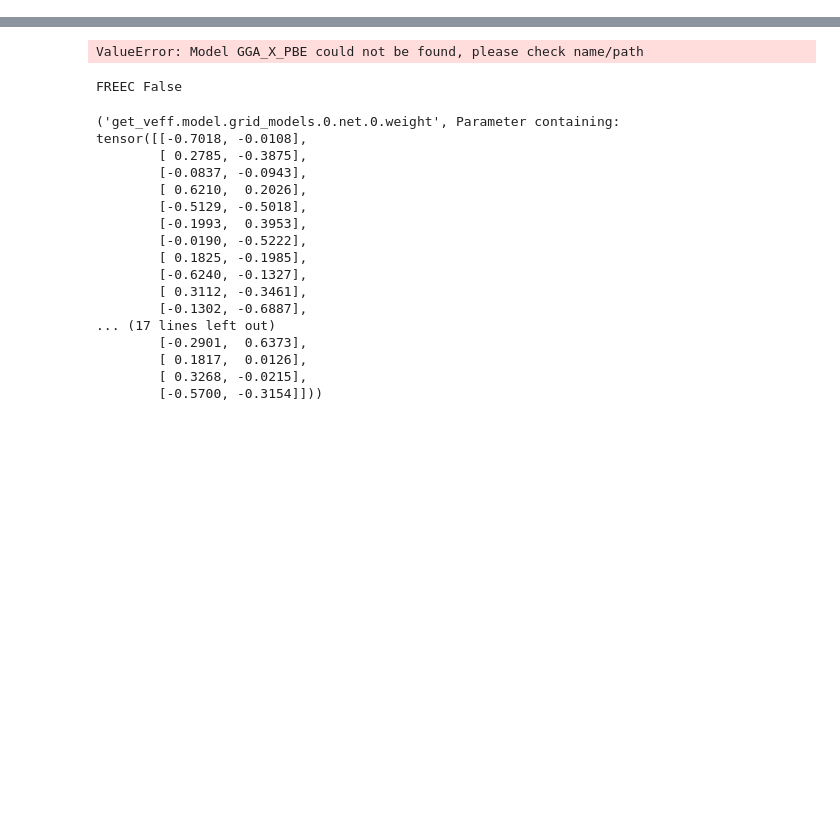
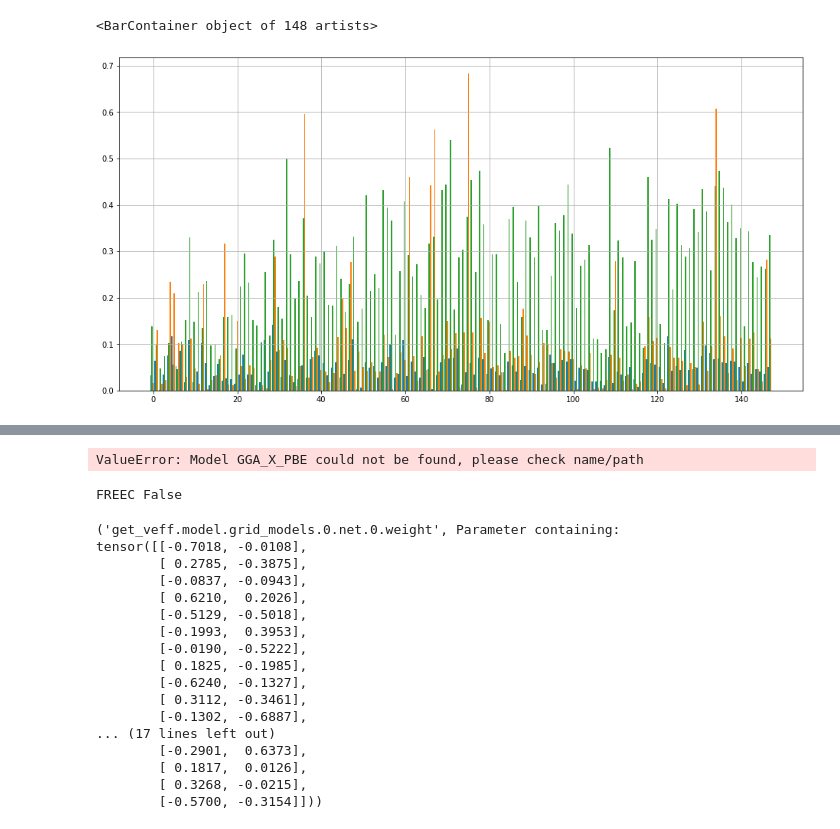
Before and after one commit to alecpwills/dpyscfl, a Jupyter notebook: notebooks/tutorial.ipynb, the cells around one changed output, grey strips where cells are left out. Saved outputs shown, nothing was run; the diff lists cells and outputs as text; code cells hidden in the pictures; blank space fills up the shorter version.

```diff
--- a/notebooks/tutorial.ipynb
+++ b/notebooks/tutorial.ipynb
@@ -44,0 +193,24 @@ print(lst[0:len(lst)])
+# %%
+f = plt.figure(figsize=(16,8))
+ax = f.add_subplot(111)
+ax.grid()
+def gen_xs_bar(*args, **kwargs):
+    midsep = kwargs.get('midsep', 1)
+    width = kwargs.get('width', midsep/(len(args)+2))
+    xs = []
+    start = -len(args)//2
+    for iarg in range(len(args)):
+        arg = args[iarg]
+        argxs = []
+        for igroup in range(len(arg)):
+            argxs.append(igroup*midsep+start*width)
+        start += 1
+        xs.append(argxs)
+    return xs
+xcdx, xcdfx, xcdfgx = gen_xs_bar(xcderr, xcdferr, xcdfgerr, width=0.3)
+ax.bar(xcdx, xcderr, width=0.3)
+ax.bar(xcdfgx, xcdfgerr, width=0.3)
+ax.bar(xcdfx, xcdferr, width=0.3)
+# %% [output]
+<BarContainer object of 148 artists>
+[figure, added]
```
Also changed, not shown: parts of 23 cells of this notebook, 15 other files.
